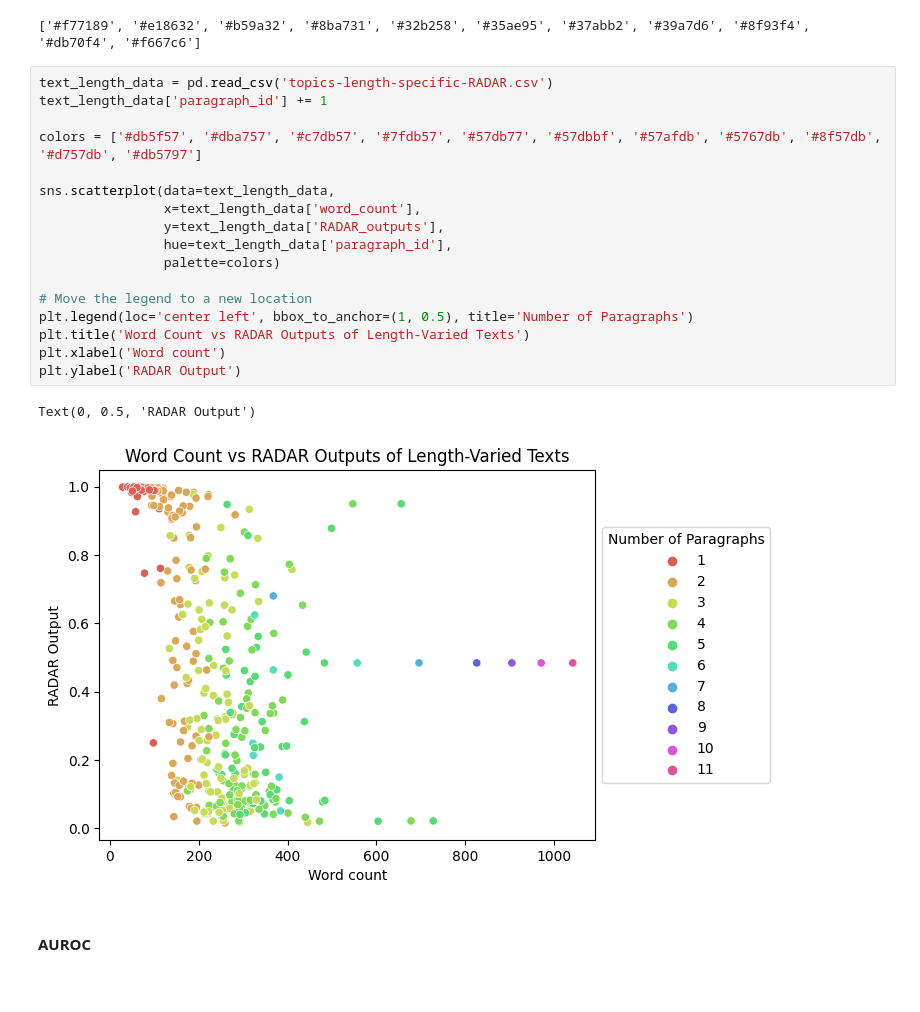
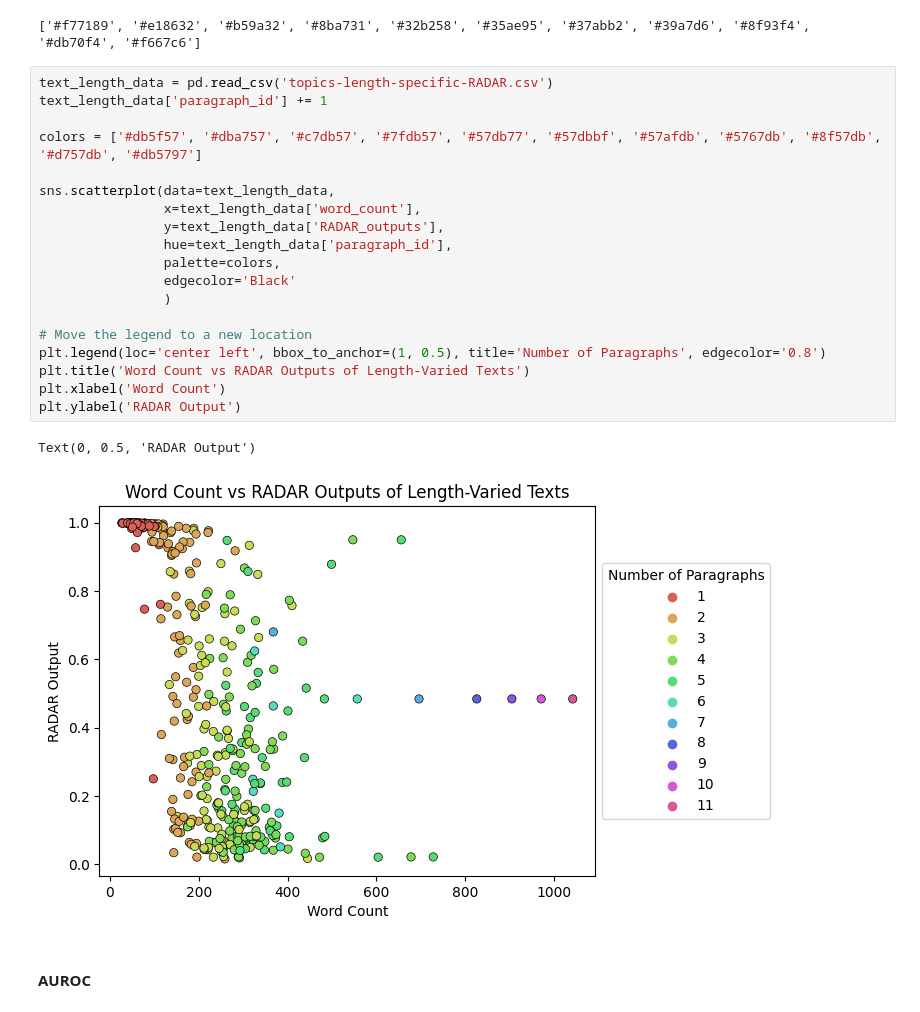
Before and after one commit to nicole-jefferies/RADAR_Eval, a Jupyter notebook: Vis Final Version?.ipynb, the cells around one changed output. Drawn from its saved outputs; the diff is of its cells as text.

```diff
--- a/Vis Final Version?.ipynb
+++ b/Vis Final Version?.ipynb
@@ -177,23 +182,25 @@ print(pal.as_hex())
 # %%
 text_length_data = pd.read_csv('topics-length-specific-RADAR.csv')
 text_length_data['paragraph_id'] += 1
 
 colors = ['#db5f57', '#dba757', '#c7db57', '#7fdb57', '#57db77', '#57dbbf', '#57afdb', '#5767db', '#8f57db', '#d757db', '#db5797']
 
 sns.scatterplot(data=text_length_data,
                 x=text_length_data['word_count'],
                 y=text_length_data['RADAR_outputs'],
                 hue=text_length_data['paragraph_id'],
-                palette=colors)
+                palette=colors,
+                edgecolor='Black'
+                )
 
 # Move the legend to a new location
-plt.legend(loc='center left', bbox_to_anchor=(1, 0.5), title='Number of Paragraphs')
+plt.legend(loc='center left', bbox_to_anchor=(1, 0.5), title='Number of Paragraphs', edgecolor='0.8')
 plt.title('Word Count vs RADAR Outputs of Length-Varied Texts')
-plt.xlabel('Word count')
+plt.xlabel('Word Count')
 plt.ylabel('RADAR Output')
 # %% [output]
 Text(0, 0.5, 'RADAR Output')
-[figure, old version]
+[figure, new version]
 # %% [markdown]
 #### AUROC
 # %%
```
Also changed, not shown: parts of 30 cells of this notebook, 3 other files.
